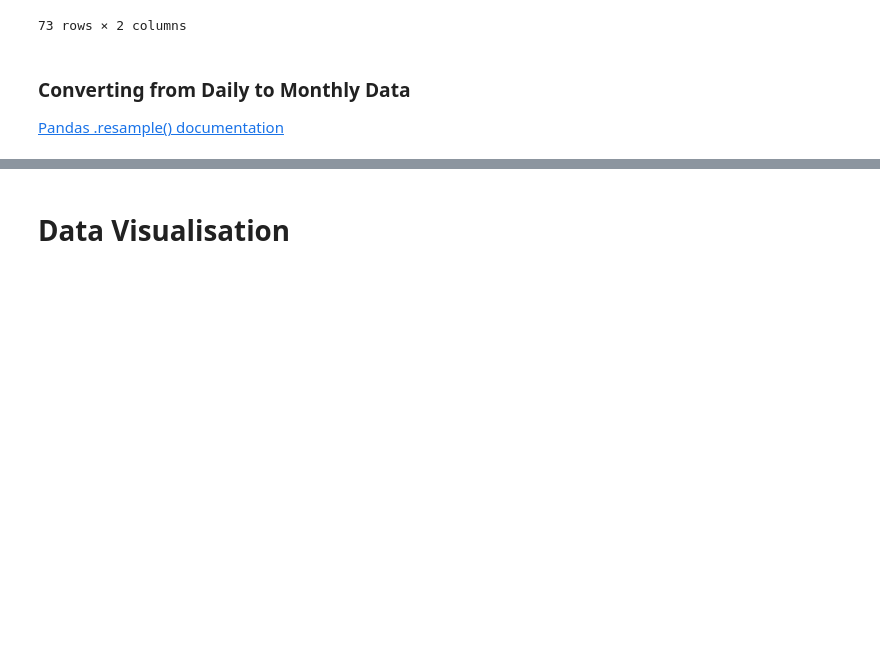
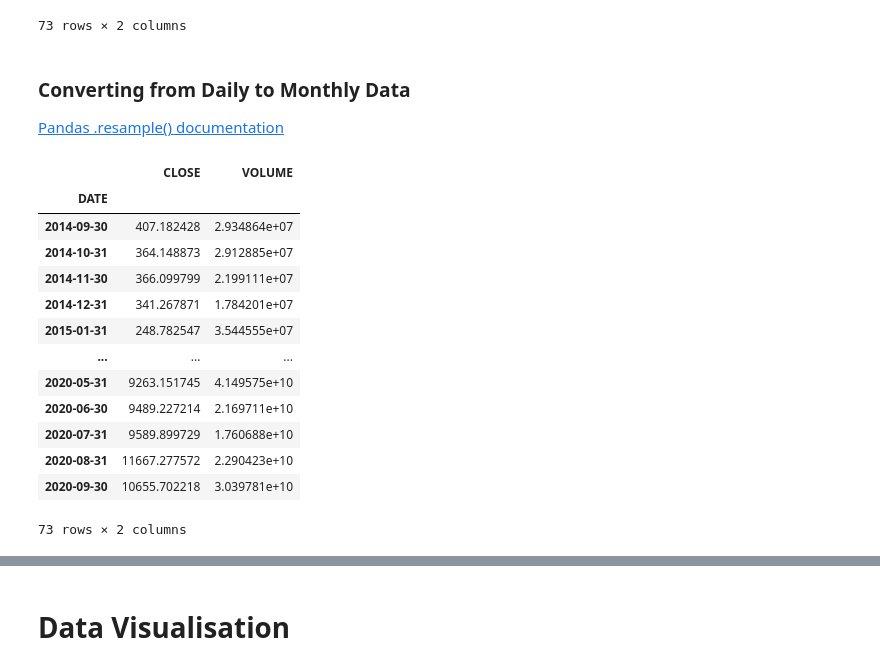
Before and after one commit to CodeCraftKiran/day-75-Google-Trends-Data, a Jupyter notebook: Google_Trends_and_Data_Visualisation_(start).ipynb, the cells around one changed output, grey strips where cells are left out. Cells and saved outputs as stored; diff of their text form; code cells hidden in the pictures; blank space fills up the shorter version.

```diff
--- a/Google_Trends_and_Data_Visualisation_(start).ipynb
+++ b/Google_Trends_and_Data_Visualisation_(start).ipynb
@@ -213,5 +205,21 @@ df_btc_price
 # %%
 # df_btc_monthly = df_btc_price.resample('M', on='DATE').last()
 # or
-# df_btc_monthly = df_btc_price.resample('M', on='DATE').mean()
+df_btc_monthly = df_btc_price.resample('M', on='DATE').mean()
+df_btc_monthly
+# %% [output]
+|  | CLOSE | VOLUME |
+| DATE |  |  |
+| 2014-09-30 | 407.182428 | 2.934864e+07 |
+| 2014-10-31 | 364.148873 | 2.912885e+07 |
+| 2014-11-30 | 366.099799 | 2.199111e+07 |
+| 2014-12-31 | 341.267871 | 1.784201e+07 |
+| 2015-01-31 | 248.782547 | 3.544555e+07 |
+| ... | ... | ... |
+| 2020-05-31 | 9263.151745 | 4.149575e+10 |
+| 2020-06-30 | 9489.227214 | 2.169711e+10 |
+| 2020-07-31 | 9589.899729 | 1.760688e+10 |
+| 2020-08-31 | 11667.277572 | 2.290423e+10 |
+| 2020-09-30 | 10655.702218 | 3.039781e+10 |
+73 rows × 2 columns
 # %%
```
Also changed, not shown: parts of 4 cells of this notebook.
